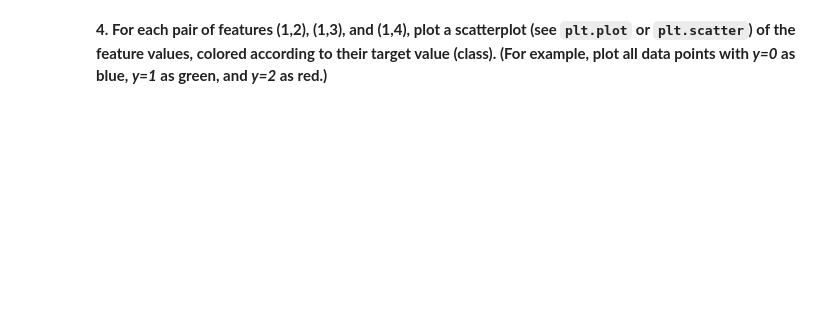
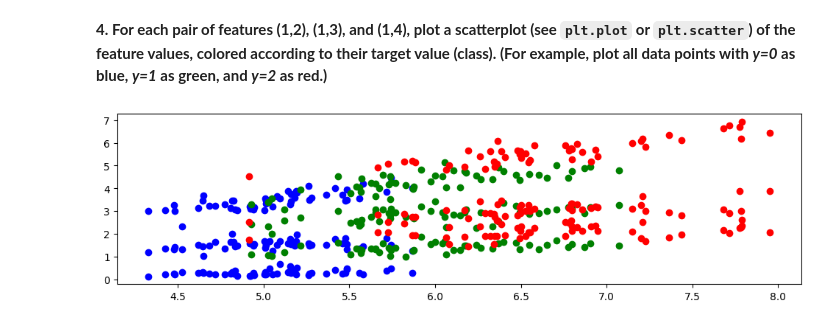
Before and after one commit to CS-490-Machine-Learning/homework-0-python-and-jupyter-baileygallagher, a Jupyter notebook: numpy_matplotlib_tutorial.ipynb, the cells around one changed output. Saved outputs shown, nothing was run; the diff lists cells and outputs as text; code cells hidden in the pictures; blank space fills up the shorter version.

```diff
--- a/numpy_matplotlib_tutorial.ipynb
+++ b/numpy_matplotlib_tutorial.ipynb
@@ -336,0 +361,17 @@ the feature values, colored according to their target value (class).
+# %%
+# Your code here for color-coded scattor plots of the features.
+
+for index in range(len(X)) :
+    color_value = Y[index]
+    current_data = X[index]
+    plot_color = "blue"
+    if color_value == 1:
+        plot_color = "green"
+    elif color_value == 2:
+        plot_color = "red"
+
+    for index in range(len(current_data)):
+        if index != 0:
+            plt.scatter(current_data[0], current_data[index], color=plot_color)
+# %% [output]
+[figure, added]
```
Also changed, not shown: parts of 6 cells of this notebook, 1 other file.
